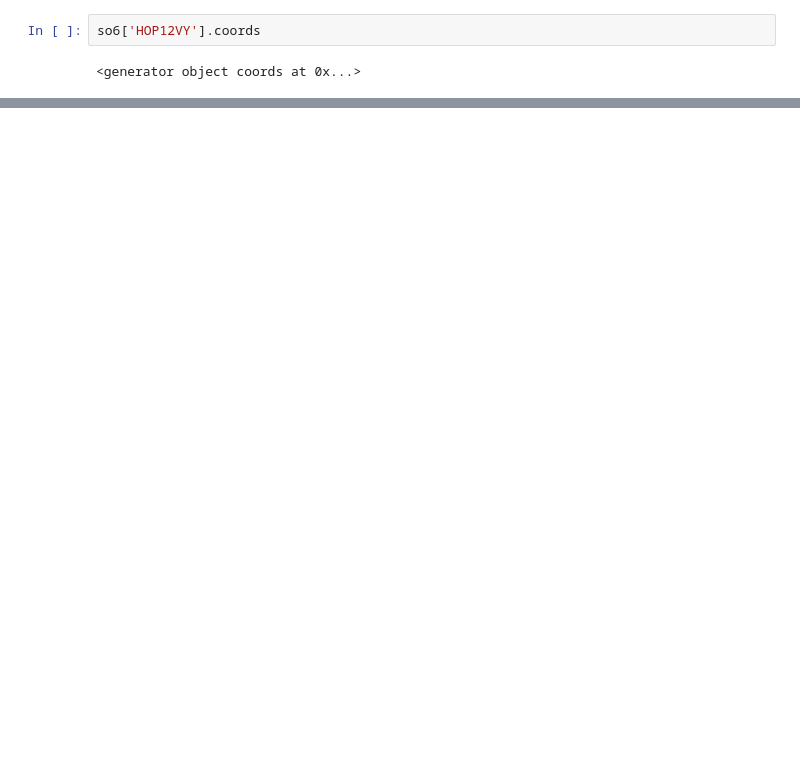
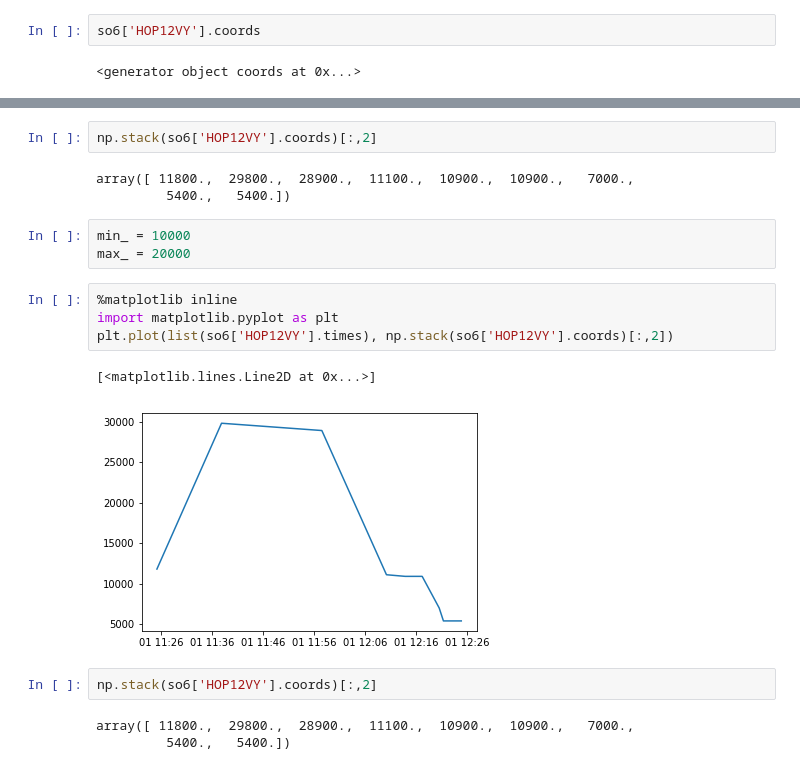
Before and after one commit to xoolive/traffic, a Jupyter notebook: notebooks/so6_usage.ipynb, the cells around one changed output, grey strips where cells are left out. Saved outputs shown, nothing was run; the diff lists cells and outputs as text; blank space fills up the shorter version.

```diff
--- a/notebooks/so6_usage.ipynb
+++ b/notebooks/so6_usage.ipynb
@@ -149,0 +153,20 @@ array([Timestamp('2018-01-01 11:25:10'), Timestamp('2018-01-01 11:57:20'),
+# %%
+np.stack(so6['HOP12VY'].coords)[:,2]
+# %% [output]
+array([ 11800.,  29800.,  28900.,  11100.,  10900.,  10900.,   7000.,
+         5400.,   5400.])
+# %%
+min_ = 10000
+max_ = 20000
+# %%
+%matplotlib inline
+import matplotlib.pyplot as plt
+plt.plot(list(so6['HOP12VY'].times), np.stack(so6['HOP12VY'].coords)[:,2])
+# %% [output]
+[<matplotlib.lines.Line2D at 0x...>]
+[figure, added]
+# %%
+np.stack(so6['HOP12VY'].coords)[:,2]
+# %% [output]
+array([ 11800.,  29800.,  28900.,  11100.,  10900.,  10900.,   7000.,
+         5400.,   5400.])
```
Also changed, not shown: parts of 13 cells of this notebook, 2 other files.
